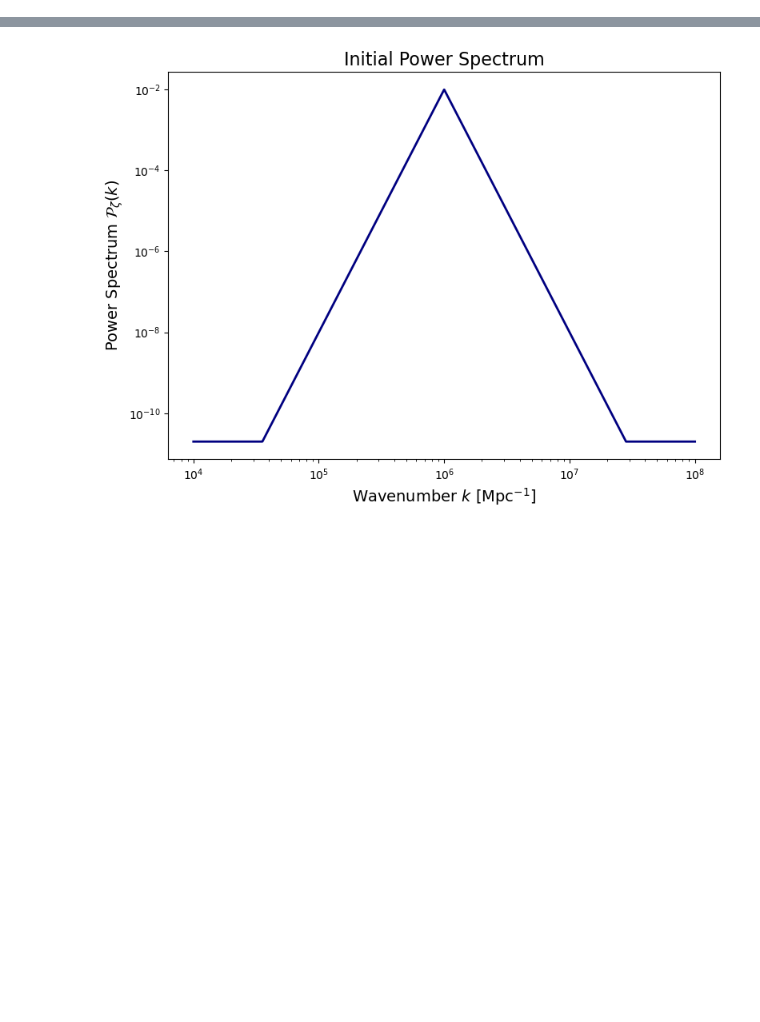
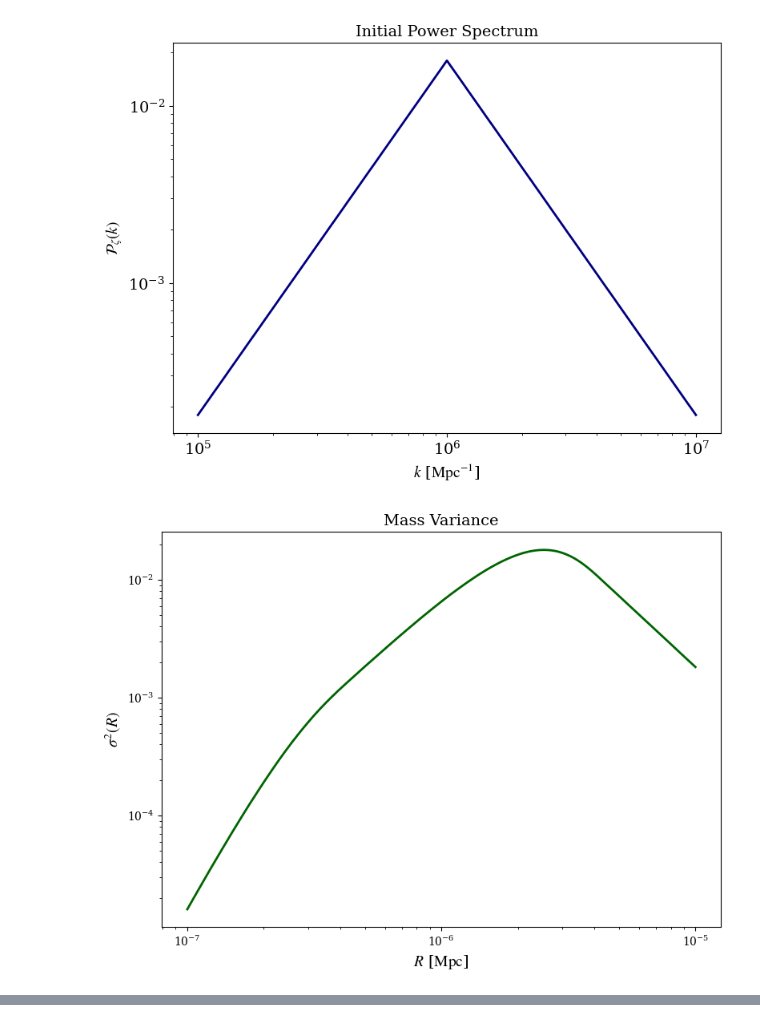
Before and after one commit to RudenkoBogdan/pbhstat, a Jupyter notebook: examples/example_preset.ipynb, the cells around one changed output, grey strips where cells are left out. Cells and saved outputs as stored; diff of their text form; code cells hidden in the pictures; blank space fills up the shorter version.

```diff
--- a/examples/example_preset.ipynb
+++ b/examples/example_preset.ipynb
@@ -10,26 +10,51 @@ from pbhstat.mass_function import MassFunction
 from pbhstat.plot_utils import plot_power_spectrum, plot_mass_variance, plot_mass_function, bounds_utility
 # %%
 # Set up k values
-k_values = np.logspace(4, 8, 3000)
+k_values = np.logspace(5, 7, 3000)
 
 # Piecewise power spectrum
 ps_piecewise = PowerSpectrum(
     shape='piecewise',
-    amplitude=0.01,
+    amplitude=0.018,
     k_star=1e6,
-    ng=6,
-    nd=6,
+    ng=2,
+    nd=2,
     k_values=k_values
 )
 
 
 # Instantiate mass variance with choice of window function and statistics
-mv_piecewise = MassVariance(window='realtophat', power_spectrum=ps_piecewise, statistics='nonlinear', cutoff=True)
+mv_piecewise = MassVariance(window='realtophat', power_spectrum=ps_piecewise, statistics='press', cutoff=True)
 
 # Instantiate mass function with same statistics model
-mass_function = MassFunction(mass_variance=mv_piecewise, statistics='nonlinear',K=4,vcorr=True,gamma=0.36)
+mass_function = MassFunction(mass_variance=mv_piecewise, statistics='press', K=4, g_c=0.77, gamma=0.36)
+
+# non-linear statistics example
+#mv_piecewise = MassVariance(window='realtophat', power_spectrum=ps_piecewise, statistics='nonlinear', cutoff=False)
+#mass_function = MassFunction(mass_variance=mv_piecewise, statistics='nonlinear', K=4, vcorr=True, gamma=0.36)
 # %%
 # Evaluate f(M) and f_PBH
-m, f_m = mass_function.evaluate(k_values, mpbh_vals=10)
+m, f_m = mass_function.evaluate(k_values, mpbh_vals=50)
 
 fpbh = mass_function.fpbh(f_m, m)
+# %%
+# Plot power spectrum
+
+plot_power_spectrum(k_values, ps_piecewise(k_values))
+
+# Plot mass variance
+
+# Define R values
+R_values = 1/k_values
+
+# Evaluate mass variance at k_values
+sigma_piecewise = mv_piecewise.evaluate(k_values)
+
+plot_mass_variance(R_values, sigma_piecewise)
+
+# Plot mass function
+
+plot_mass_function(m, f_m, fpbh_val=fpbh)
+# %% [output]
+[figure, added]
+[figure, added]
@@ -38,20 +63,0 @@ bounds_utility(m, f_m, '/Documents/PBHbounds/')
-# %%
-# Plot power spectrum
-
-plot_power_spectrum(k_values, P_k_custom)
-
-# Plot mass variance
-
-# Define R values
-R_values = 1/k_values
-
-# Evaluate mass variance at k_values
-sigma_custom = mv_custom.evaluate(k_values)
-
-plot_mass_variance(R_values, sigma_custom)
-
-# Plot mass function
-
-plot_mass_function(m, f_m, fpbh_val=fpbh)
-# %% [output]
-[figure, removed]
```
Also changed, not shown: parts of 2 cells of this notebook, 2 other files.
